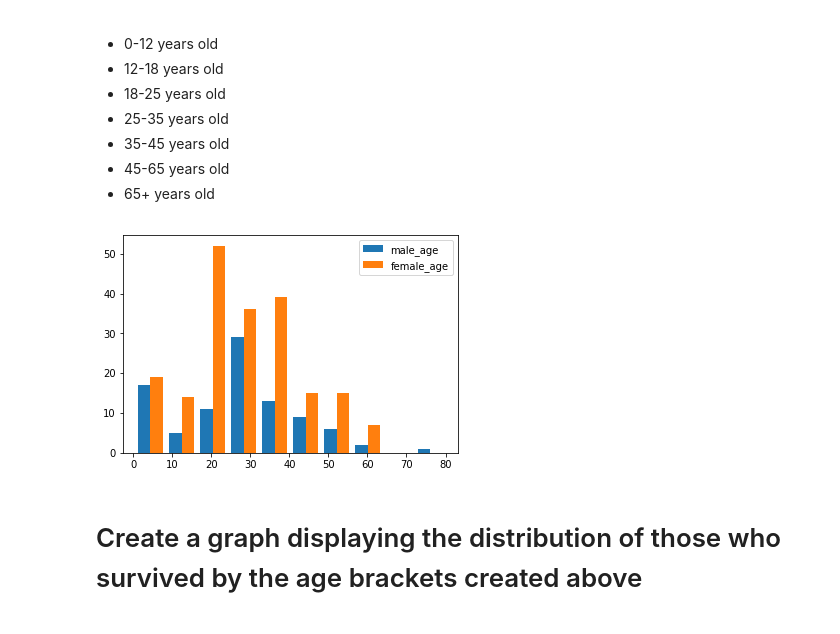
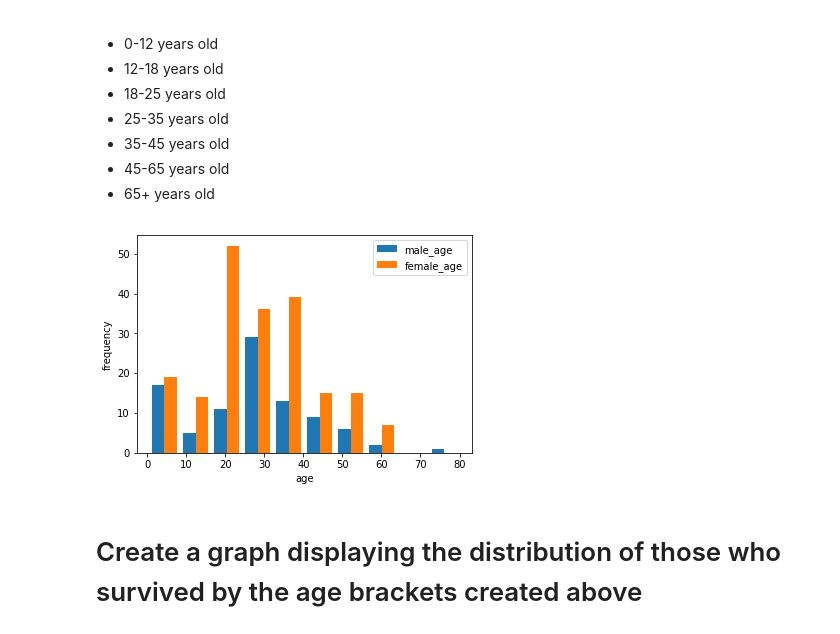
Before and after one commit to JoeGanser/ds-eda-interpolation-qa-internal, a Jupyter notebook: index.ipynb, the cells around one changed output. Drawn from its saved outputs; the diff is of its cells as text; code cells hidden in the pictures.

```diff
--- a/index.ipynb
+++ b/index.ipynb
@@ -95,13 +95,14 @@ m
 # %%
 #Your code here
 male_age = survived[survived['Sex']=='male']['Age'].dropna()
 female_age = survived[survived['Sex']=='female']['Age'].dropna()
 plt.hist([male_age, female_age], label=['male_age', 'female_age'])
 plt.legend(loc='upper right')
 plt.ylabel('frequency')
+plt.xlabel('age')
 plt.show()
 # %% [output]
-[figure, old version]
+[figure, new version]
 # %% [markdown]
 # Create a graph displaying the distribution of those who survived by the age brackets created above
 # %%
```
